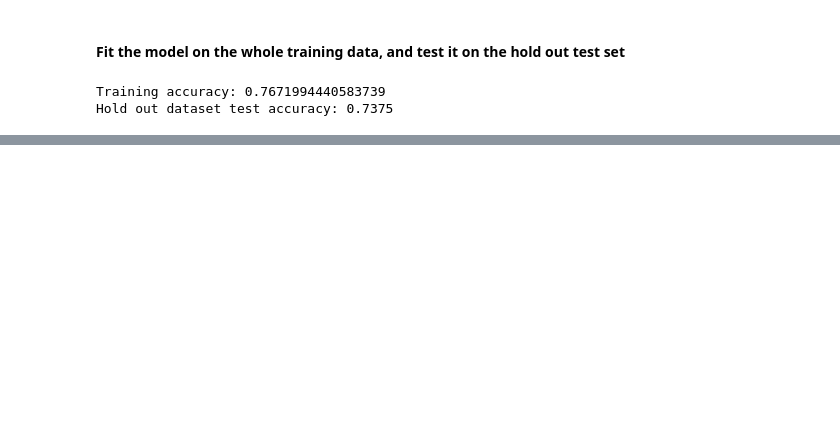
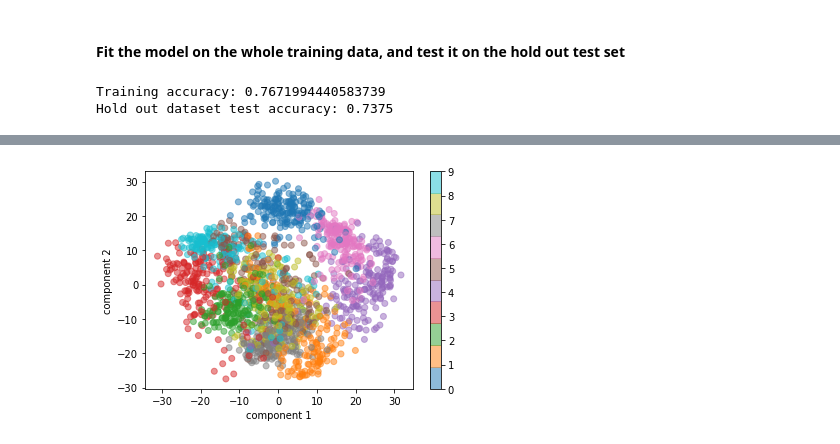
Before and after one commit to ds-courses/ml-series, a Jupyter notebook: ML_series.ipynb, the cells around one changed output, grey strips where cells are left out. Drawn from its saved outputs; the diff is of its cells as text; code cells hidden in the pictures; blank space fills up the shorter version.

```diff
--- a/ML_series.ipynb
+++ b/ML_series.ipynb
@@ -961,0 +1086,8 @@ Hold out dataset test accuracy: 0.7375
+# %%
+plt.scatter(projected_digits[:, 0], projected_digits[:, 1],
+            c=digits.target, alpha=0.5, cmap="tab10")
+plt.xlabel('component 1')
+plt.ylabel('component 2')
+plt.colorbar();
+# %% [output]
+[figure, added]
```
Also changed, not shown: parts of 50 cells of this notebook, 1 other file.
